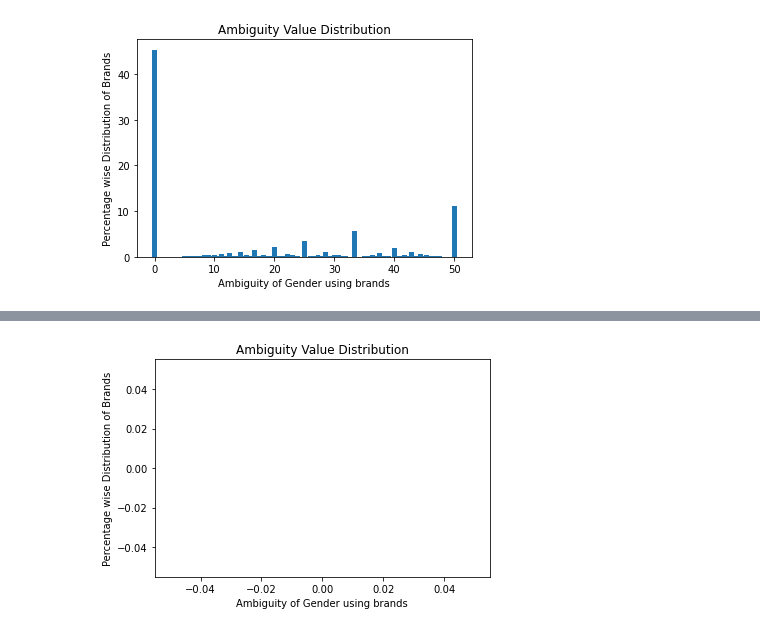
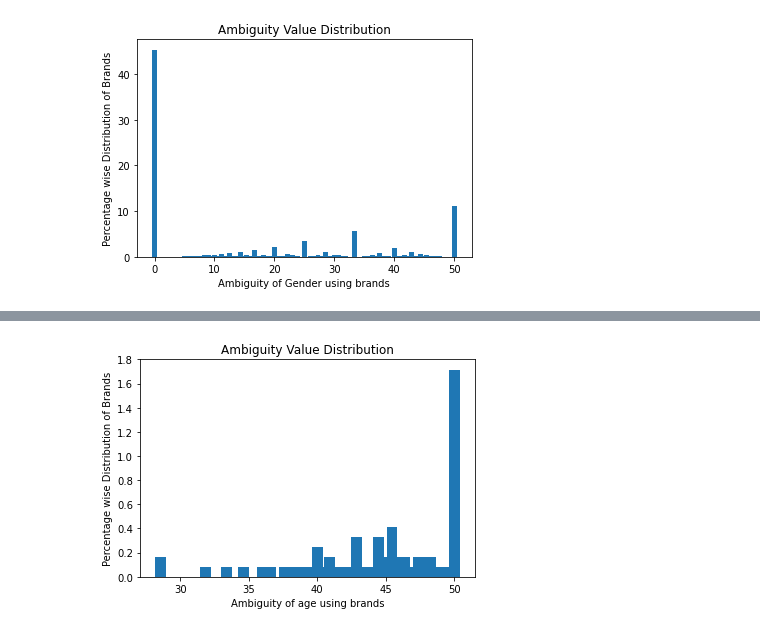
Before and after one commit to rishucoding/spml_dlrm_attacks, a Jupyter notebook: SPML.ipynb, the cells around one changed output, grey strips where cells are left out. Saved outputs shown, nothing was run; the diff lists cells and outputs as text; code cells hidden in the pictures.

```diff
--- a/SPML.ipynb
+++ b/SPML.ipynb
@@ -473,6 +580,10 @@ print(result_df)
 # %%
 # Group the merged dataframe by the 'age_level' and 'brand' columns and get the count of each group
 grouped_df = result_df.groupby(['final_gender_code', 'brand_combined'], as_index=False).count()[['final_gender_code', 'brand_combined', 'user']]
+
+# Sort the dataframe by the 'user' column in descending order
+grouped_df = grouped_df.sort_values('user', ascending=False)
+
 print(grouped_df)
 
 # Pivot the grouped dataframe to create a pivot table with the 'age_level' column as the index, the 'brand' column as the columns and the 'user' column as the values
@@ -643,17 +757,17 @@ dtype: float64
 # %%
 # `ambiguity_dict` is the sorted dictionary you created earlier
 x_values = list(ambiguity_dict.keys())
 y_values = list(ambiguity_dict.values())
 
 # Calculate the percentage of each y_value over the total number of brands
-total_brands = 5
+total_brands = 1225
 y_percentages = [(count/total_brands)*100 for count in y_values]
 
 # Plot the percentage values on a bar chart
 plt.bar(x_values, y_percentages)
-plt.xlabel('Ambiguity of Gender using brands')
+plt.xlabel('Ambiguity of age using brands')
 plt.ylabel('Percentage wise Distribution of Brands')
 plt.title('Ambiguity Value Distribution')
 plt.show()
 # %% [output]
-[figure, old version]
+[figure, new version]
```
Also changed, not shown: parts of 9 cells of this notebook.
